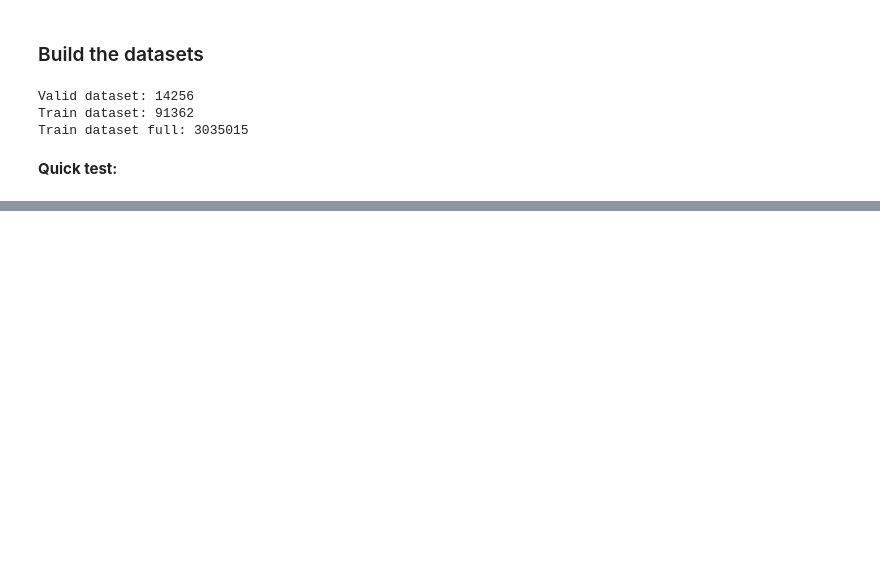
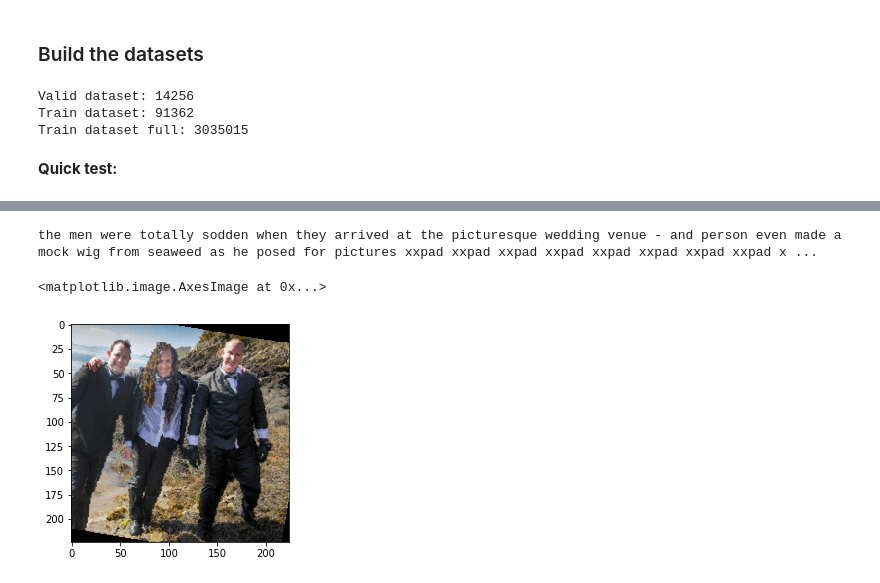
Before and after one commit to fg91/Neural-Image-Caption-Generation-Tutorial, a Jupyter notebook: Image caption generator.ipynb, the cells around one changed output, grey strips where cells are left out. Cells and saved outputs as stored; diff of their text form; code cells hidden in the pictures; blank space fills up the shorter version.

```diff
--- a/Image caption generator.ipynb
+++ b/Image caption generator.ipynb
@@ -864,0 +868,2 @@ a crow looking off to the left xxpad
+# %%
+bs = 56
@@ -864,0 +873,2 @@ a crow looking off to the left xxpad
+# %%
+trn_sampler_full = SortishSampler(train_data_full[1], key=lambda x: len(train_data_full[1][x]), bs=bs)
@@ -864,0 +878,15 @@ a crow looking off to the left xxpad
+# %%
+trn_dl_full = DataLoader(dataset=train_dataset_full,
+                    batch_size=bs, sampler=trn_sampler_full,
+                    collate_fn=imgcap_collate_func)
+# %%
+ims, caps = next(iter(trn_dl_full))
+# %%
+idx = 13
+
+print(vocab.textify(caps[:,idx]))
+plt.imshow(denorm(ims[idx]))
+# %% [output]
+the men were totally sodden when they arrived at the picturesque wedding venue - and person even made a mock wig from seaweed as he posed for pictures xxpad xxpad xxpad xxpad xxpad xxpad xxpad xxpad x ...
+<matplotlib.image.AxesImage at 0x...>
+[figure, added]
```
Also changed, not shown: parts of 10 cells of this notebook.
